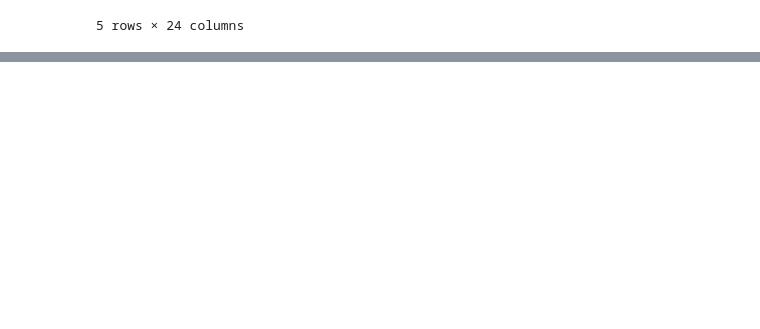
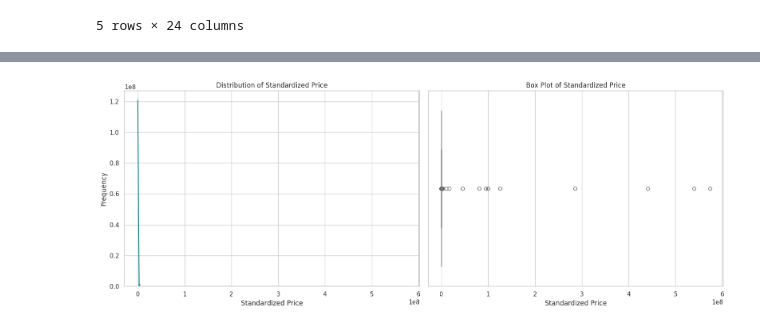
Before and after one commit to starsyntaxx/MarketIQ, a Jupyter notebook: notebooks/02_exploratory_analysis.ipynb, the cells around one changed output, grey strips where cells are left out. Drawn from its saved outputs; the diff is of its cells as text; code cells hidden in the pictures; blank space fills up the shorter version.

```diff
--- a/notebooks/02_exploratory_analysis.ipynb
+++ b/notebooks/02_exploratory_analysis.ipynb
@@ -961,0 +822,22 @@ plt.show()
+# %%
+import matplotlib.pyplot as plt
+import seaborn as sns
+
+# Create a figure with two subplots
+fig, axes = plt.subplots(1, 2, figsize=(16, 6))
+
+# 1. Histogram / Density Plot
+sns.histplot(df_melted['standardized_price'].dropna(), bins=100, kde=True, ax=axes[0], color='teal')
+axes[0].set_title('Distribution of Standardized Price')
+axes[0].set_xlabel('Standardized Price')
+axes[0].set_ylabel('Frequency')
+
+# 2. Box Plot to highlight outliers
+sns.boxplot(x=df_melted['standardized_price'].dropna(), ax=axes[1], color='coral')
+axes[1].set_title('Box Plot of Standardized Price')
+axes[1].set_xlabel('Standardized Price')
+
+plt.tight_layout()
+plt.show()
+# %% [output]
+[figure, added]
```
Also changed, not shown: parts of 33 cells of this notebook.
